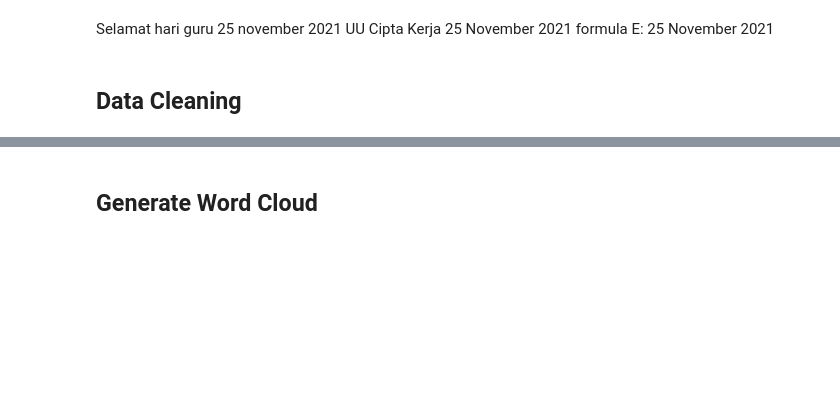
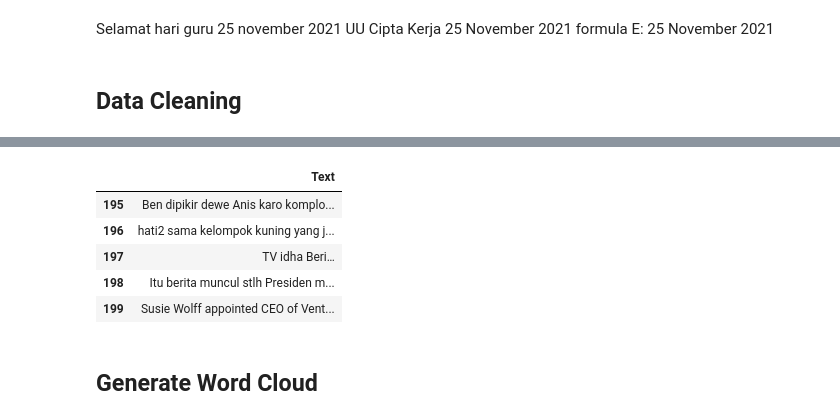
Before and after one commit to farisazizy/data-visualization-assignment, a Jupyter notebook: Word_Cloud.ipynb, the cells around one changed output, grey strips where cells are left out. Saved outputs shown, nothing was run; the diff lists cells and outputs as text; code cells hidden in the pictures; blank space fills up the shorter version.

```diff
--- a/Word_Cloud.ipynb
+++ b/Word_Cloud.ipynb
@@ -79,3 +90,12 @@ df1['Text'] = df1['Text'].apply(cleanTxt)
+# %%
+df2.tail()
+# %% [output]
+|  | Text |
+| 195 | Ben dipikir dewe Anis karo komplo... |
+| 196 | hati2 sama kelompok kuning yang j... |
+| 197 | TV idha Beri… |
+| 198 | Itu berita muncul stlh Presiden m... |
+| 199 | Susie Wolff appointed CEO of Vent... |
 # %% [markdown]
 ## Generate Word Cloud
 # %%
```
Also changed, not shown: parts of 7 cells of this notebook.
